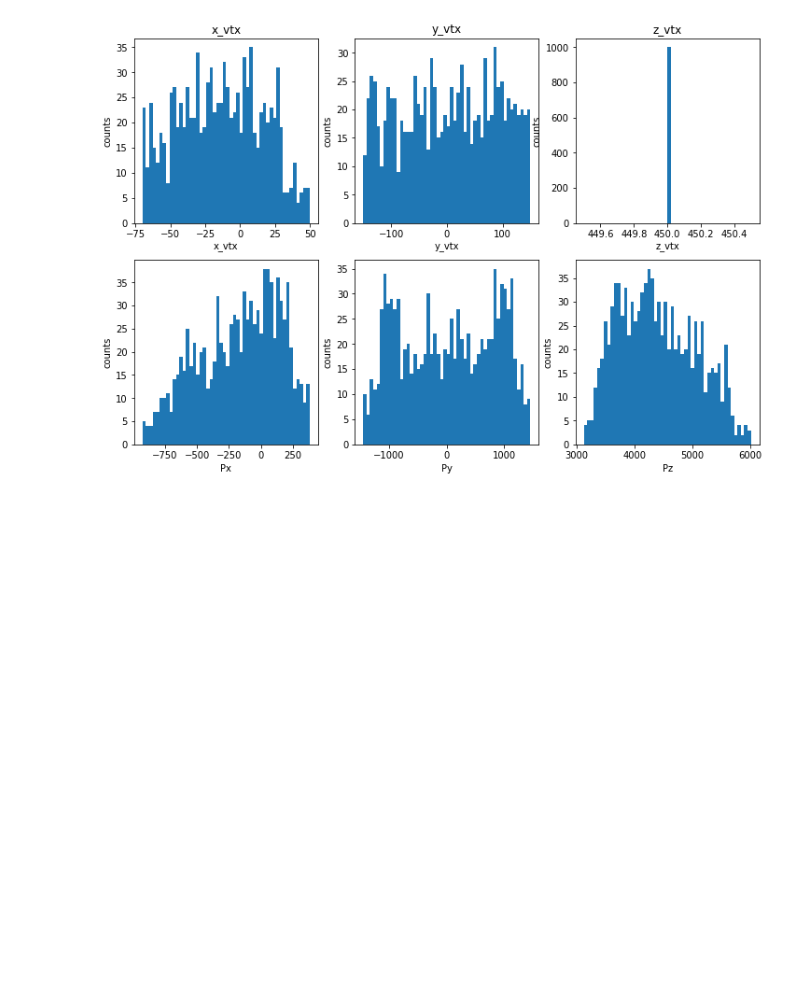
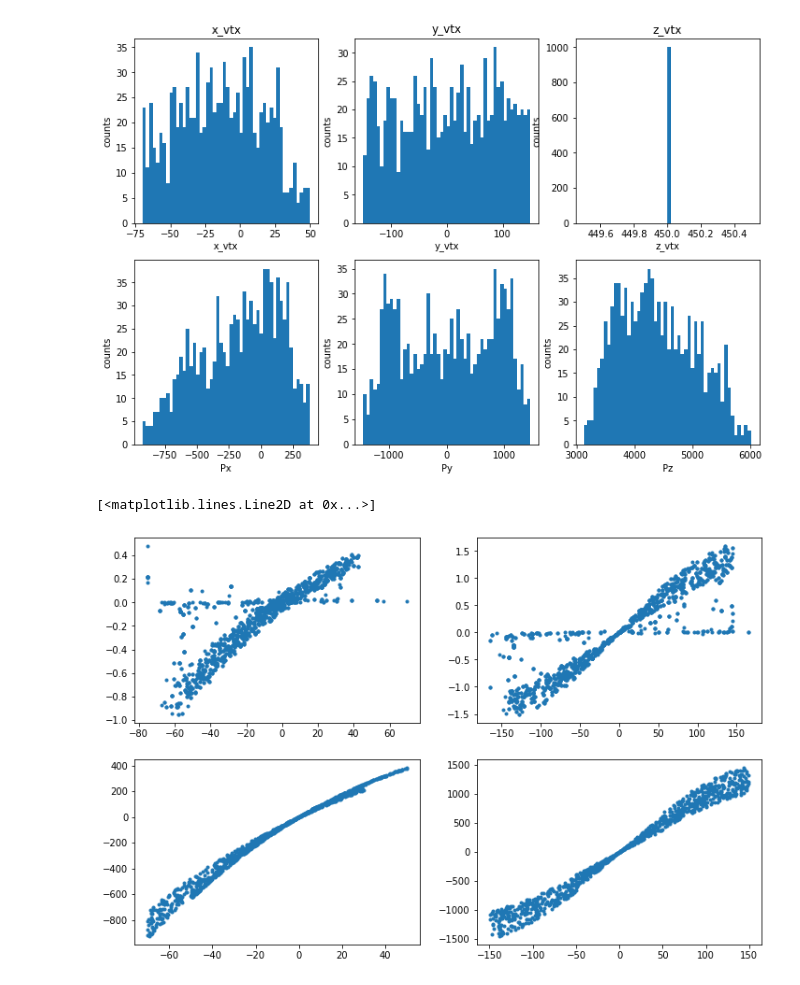
Before and after one commit to chapatilasers/AnaBarMC, a Jupyter notebook: macros/ToyModel.ipynb, the cells around one changed output. Drawn from its saved outputs; the diff is of its cells as text; code cells hidden in the pictures; blank space fills up the shorter version.

```diff
--- a/macros/ToyModel.ipynb
+++ b/macros/ToyModel.ipynb
@@ -363,3 +363,18 @@ plot6.set_ylabel('counts')
 4401.24385484996
 Text(0, 0.5, 'counts')
 [figure]
+# %%
+figure, axis = plt.subplots(2,2)
+
+plot1 = plt.subplot2grid((2,2),(0,0), rowspan=1, colspan=1)
+plot2 = plt.subplot2grid((2,2),(0,1), rowspan=1, colspan=1)
+plot3 = plt.subplot2grid((2,2),(1,0), rowspan=1, colspan=1)
+plot4 = plt.subplot2grid((2,2),(1,1), rowspan=1, colspan=1)
+
+plot1.plot(newx,newxp,'.')
+plot2.plot(newy,newyp,'.')
+plot3.plot(x_vtx,px,'.')
+plot4.plot(y_vtx,py,'.')
+# %% [output]
+[<matplotlib.lines.Line2D at 0x...>]
+[figure, added]
```
